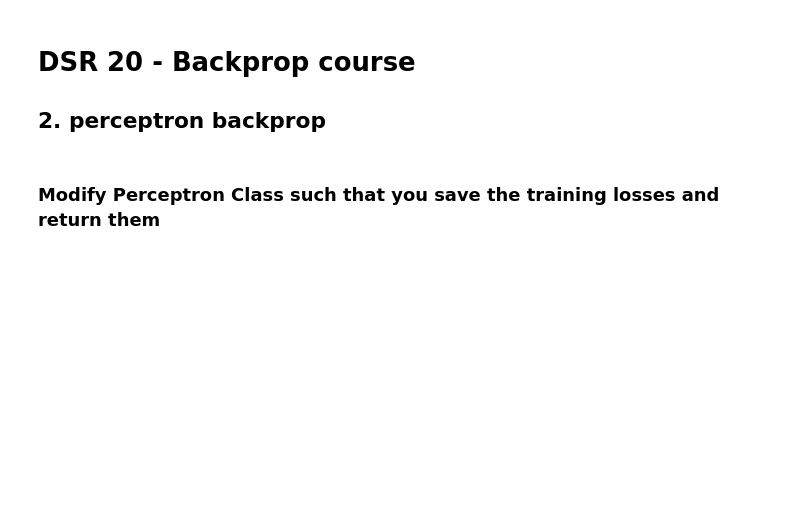
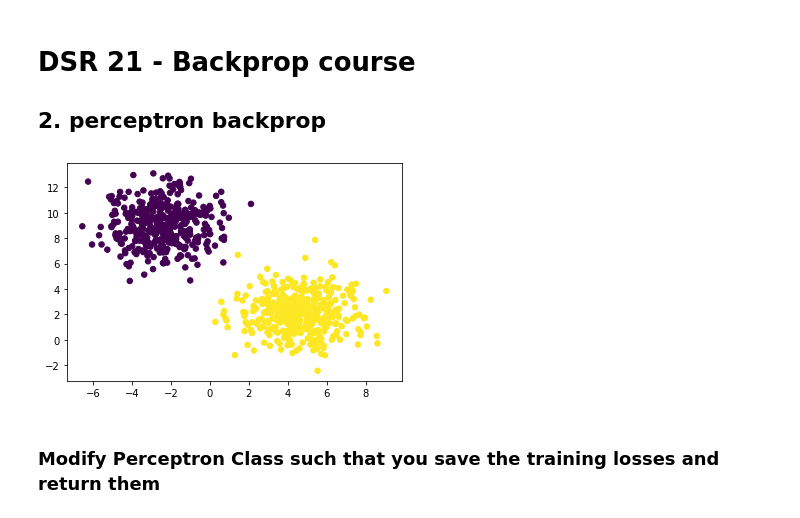
Before and after one commit to EdithChorev/Teaching_Backprop, a Jupyter notebook: 2_GDA.ipynb, the cells around one changed output. Saved outputs shown, nothing was run; the diff lists cells and outputs as text; code cells hidden in the pictures; blank space fills up the shorter version.

```diff
--- a/2_GDA.ipynb
+++ b/2_GDA.ipynb
@@ -1,5 +1,5 @@
 # %% [markdown]
-# DSR 20 - Backprop course
+# DSR 21 - Backprop course
 
 ## 2. perceptron backprop
 # %%
@@ -66,17 +69,20 @@ class Perceptron:
 # %%
 # generate a 2-class classification problem with 1,000 data points,
 # where each data point is a 2D feature vector
 (X, y) = make_blobs(n_samples=1600, n_features=2, centers=2,
 cluster_std=1.5, random_state=42)
 y = y.reshape((y.shape[0], 1))
+plt.scatter(testX[:, 0], testX[:, 1], marker="o", c=testY[:, 0], s=30)
 
 # insert a column of 1's as the last entry in the feature
 # matrix -- so we can train the bias as part of the weights
 X = np.c_[X, np.ones((X.shape[0]))]
 
 # partition the data into training and testing splits using 50% of
 # the data for training and the remaining 50% for testing
 (trainX, testX, trainY, testY) = train_test_split(X, y, test_size=0.5, random_state=42)
+# %% [output]
+[figure, added]
 # %% [markdown]
 ### Modify Perceptron Class such that you save the training losses and return them
 # %%
```
Also changed, not shown: parts of 10 cells of this notebook, 3 other files.
